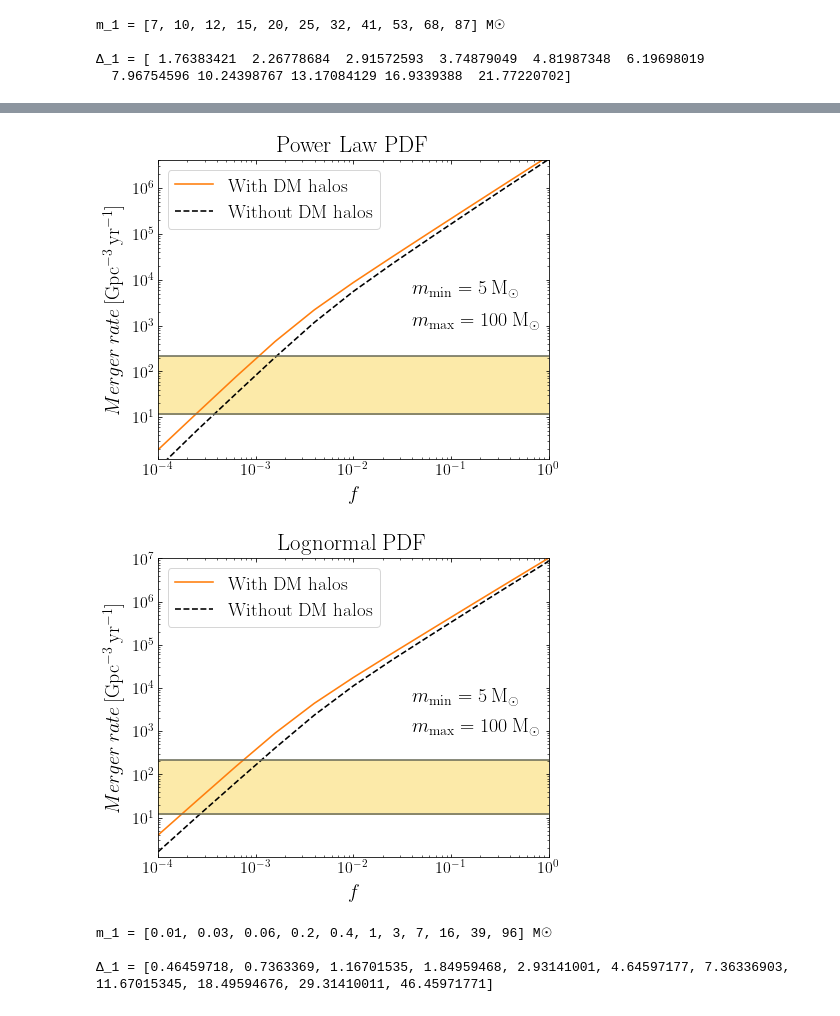
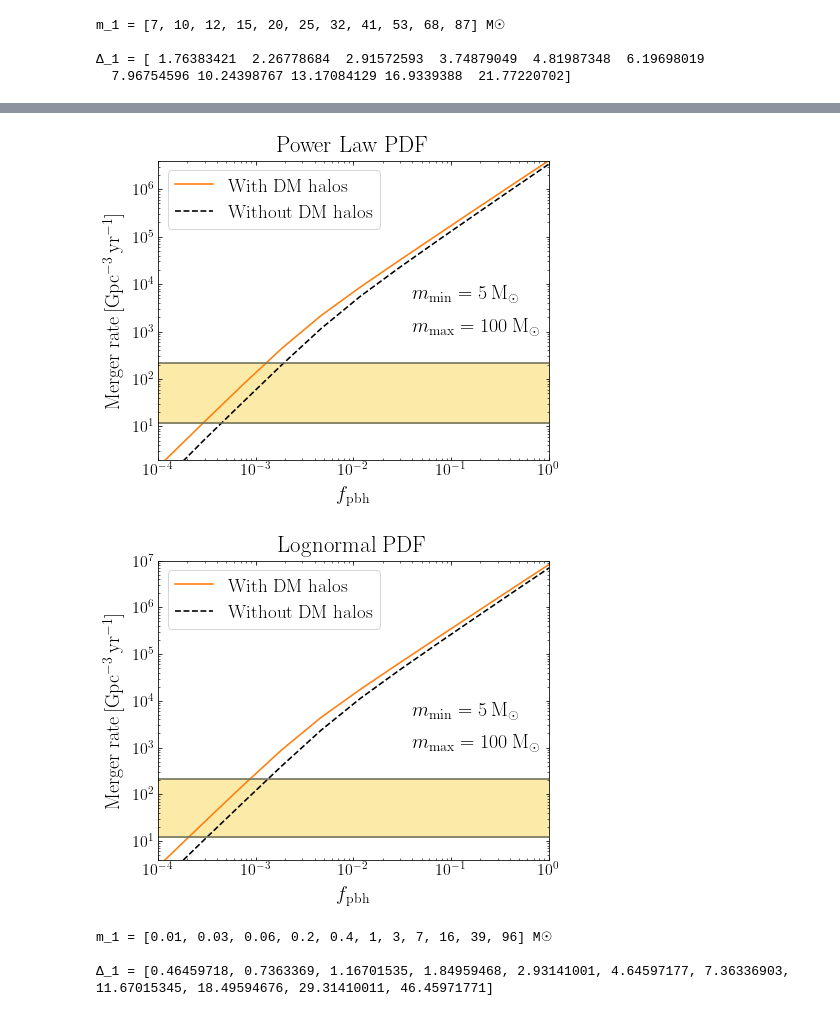
Before and after one commit to pratibhajangra591/Ifca-github, a Jupyter notebook: mergervsf.ipynb, the cells around one changed output, grey strips where cells are left out. Cells and saved outputs as stored; diff of their text form; code cells hidden in the pictures.

```diff
--- a/mergervsf.ipynb
+++ b/mergervsf.ipynb
@@ -201,6 +208,11 @@ for i, y in enumerate(y_list):
 print("m_1 =", m_1_list, "M☉")
 print('\v')
 print("Δ_1 =", Δ_1_list)
+
+
+f = np.geomspace(1e-4, 1, 11)
+f_pbh = f/0.85
+f_pbh_list = f_pbh.tolist()
 # %% [output]
 m_1 = [7, 10, 12, 15, 20, 25, 32, 41, 53, 68, 87] M☉
 
@@ -649,11 +644,11 @@ plt.text(4e-2, 1e3, "$m_\mathrm{{max}} = 100 \: \mathrm{M_{\odot}}$", size = 20)
 plt.rc('lines', linewidth = 1.6)
 plt.xticks(fontsize = 16)
 plt.yticks(fontsize = 16)
-plt.loglog(f_list, merge_PWRhalo_1, 'C1')
-plt.loglog(f_list, merge_PWR_1, 'k', linestyle = '--')
+plt.loglog(f_pbh_list, merge_PWRhalo_1, 'C1')
+plt.loglog(f_pbh_list, merge_PWR_1, 'k', linestyle = '--')
 
 plt.xlim(1e-4, 1)
-plt.ylim(1.2, 4e6)
+plt.ylim(2, 4e6)
 
 
 
@@ -664,54 +659,54 @@ plt.axhspan(12, 213, 1e-4, 1, color='#FBDD70', alpha=0.6)
 
 
 
-plt.xlabel('$f$', fontsize = 20, labelpad = 9)
-plt.ylabel('$Merger \: rate\,[\mathrm{Gpc^{-3}\,yr^{-1}}]$', fontsize = 20, labelpad = 9)
+plt.xlabel('$f_\mathrm{{pbh}}$', fontsize = 20, labelpad = 9)
+plt.ylabel('Merger rate$\,[\mathrm{Gpc^{-3}\,yr^{-1}}]$', fontsize = 20, labelpad = 9)
 plt.legend(["With DM halos", "Without DM halos"], prop = {'size':19}, loc = 'upper left',
            facecolor = 'white', fontsize = 110)
 plt.title('Power Law PDF', fontsize = 23, pad = 9)
 plt.savefig('1PWRmergervsfDM.pdf', bbox_inches = 'tight')
 plt.show()
 # %% [output]
-[figure, old version]
+[figure, new version]
 # %%
 merge_Lognormalhalo_1 = np.load('merge_Lognormalhalo_1.npy')
 merge_Lognormal_1 = np.load('merge_Lognormal_1.npy')
 
 plt.figure(figsize = (7, 5.5))
 plt.rcParams['font.family'] = 'serif'
 plt.rcParams['xtick.direction'] = 'in'
 plt.rcParams['ytick.direction'] = 'in'
 plt.tick_params(which='both', right=True, top=True)
 
 plt.text(4e-2, 5e3, "$m_\mathrm{{min}} = 5 \: \mathrm{M_{\odot}}$", size = 20)
 plt.text(4e-2, 1e3, "$m_\mathrm{{max}} = 100 \: \mathrm{M_{\odot}}$", size = 20)
 
 
 plt.rc('lines', linewidth = 1.6)
 plt.xticks(fontsize = 16)
 plt.yticks(fontsize = 16)
-plt.loglog(f_list, merge_Lognormalhalo_1, 'C1')
-plt.loglog(f_list, merge_Lognormal_1, 'k', linestyle = '--')
+plt.loglog(f_pbh_list, merge_Lognormalhalo_1, 'C1')
+plt.loglog(f_pbh_list, merge_Lognormal_1, 'k', linestyle = '--')
 
 plt.xlim(1e-4, 1)
-plt.ylim(1.2, 1e7)
+plt.ylim(4, 1e7)
 
 
 
 plt.axhline(y = 12, color = '#6E705E')
 plt.axhline(y = 213, color = '#6E705E')
 plt.axhspan(12, 213, 1e-4, 1, color='#FBDD70', alpha=0.6)
 
 
-plt.xlabel('$f$', fontsize = 20, labelpad = 9)
-plt.ylabel('$Merger \: rate\,[\mathrm{Gpc^{-3}\,yr^{-1}}]$', fontsize = 20, labelpad = 9)
+plt.xlabel('$f_\mathrm{{pbh}}$', fontsize = 20, labelpad = 9)
+plt.ylabel('Merger rate$\,[\mathrm{Gpc^{-3}\,yr^{-1}}]$', fontsize = 20, labelpad = 9)
 plt.legend(["With DM halos", "Without DM halos"], prop = {'size':19}, loc = 'upper left',
            facecolor = 'white', fontsize = 110)
 plt.title('Lognormal PDF', fontsize = 23, pad = 9)
 plt.savefig('1LgnmlmergervsfDM.pdf', bbox_inches = 'tight')
 plt.show()
 # %% [output]
-[figure, old version]
+[figure, new version]
 # %%
 # Merger rate vs f for PBH binaries having wider PBH  mass range of (1e-3 - 100) solar mass.
 # %%
```
Also changed, not shown: parts of 16 cells of this notebook.
